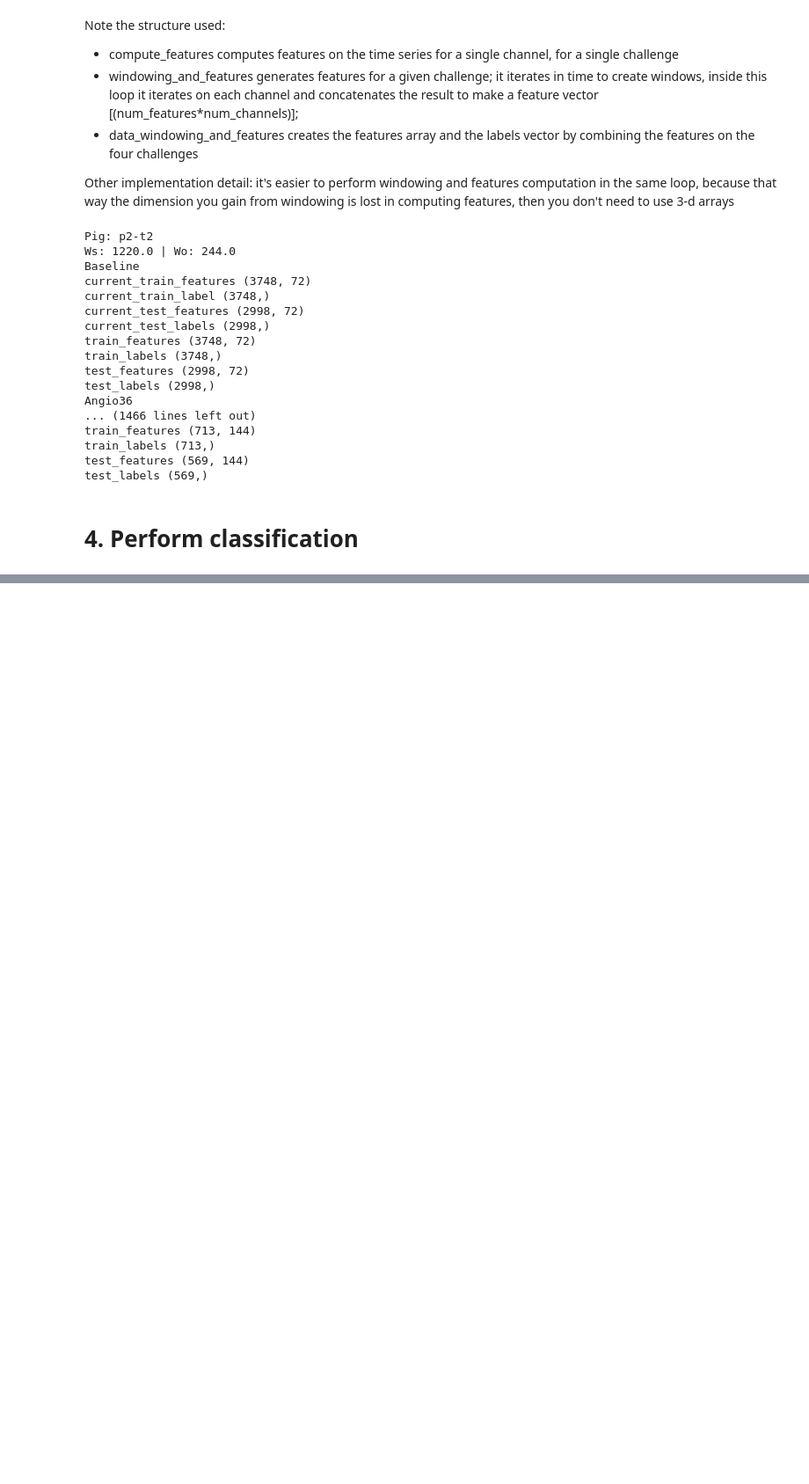
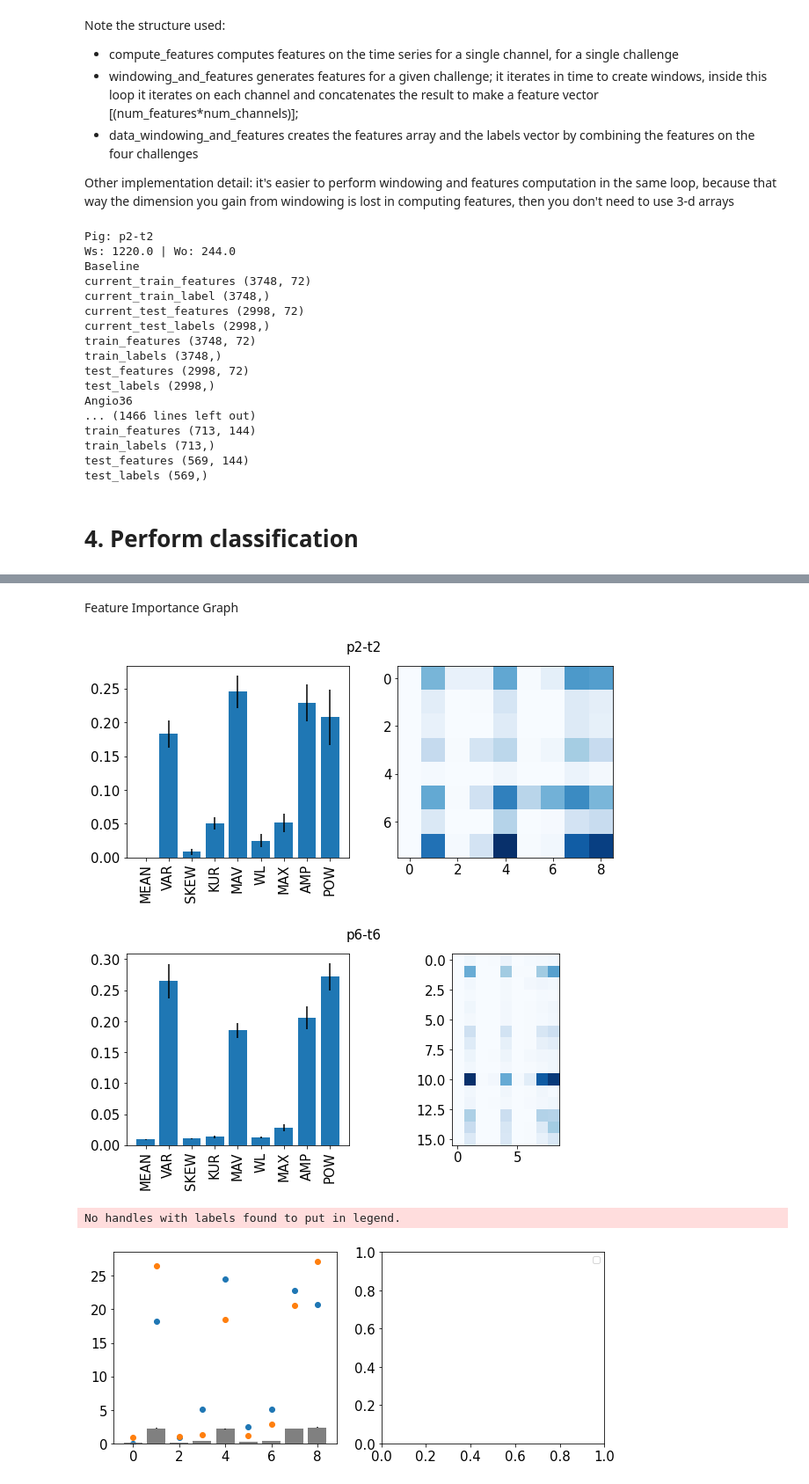
Before and after one commit to mrighi/NSSP-Miniprojects, a Jupyter notebook: Miniproject 3/miniproject-3.ipynb, the cells around one changed output, grey strips where cells are left out. Shown: that part at 88% size. Saved outputs shown, nothing was run; the diff lists cells and outputs as text; code cells hidden in the pictures; blank space fills up the shorter version.

```diff
--- a/Miniproject 3/miniproject-3.ipynb
+++ b/Miniproject 3/miniproject-3.ipynb
@@ -739,0 +660,39 @@ for windowSize_t in np.arange(50, 1000, 50): # [ms]
+# %% [markdown]
+Feature Importance Graph
+# %%
+pig_importances = np.empty((2,9))
+i=0
+for pig, pig_data in results.items():
+	#plt.figure(i, figsize=(8, 6), dpi=80)
+	fig, ax = plt.subplots(1,2,figsize=(10,4))
+	importances = np.empty((10,9))
+	n_channels = int(results[pig][0.3*fs][fold_index]["RandomForestClassifier"]['feature_importances'].shape[0]/9)
+	matrix_importances = np.empty((10,n_channels,9))
+	for fold_index in range(10):
+		matrix_importances[fold_index, :, :] = results[pig][0.3*fs][fold_index]["RandomForestClassifier"]['feature_importances'].reshape((-1,9))
+		importances[fold_index,:] = matrix_importances[fold_index, :, :].sum(axis=0)
+
+	matrix_importances = matrix_importances.mean(axis=0)
+	ax[1].imshow(matrix_importances,  cmap='Blues')
+	mean_importances = np.mean(importances, axis=0)
+	std_importances = np.std(importances, axis=0)
+	pig_importances[i,:] = mean_importances
+	ax[0].bar(np.arange(9), mean_importances, yerr=std_importances)
+	plt.suptitle(pig, fontsize=15)
+	ticks = ['MEAN', 'VAR', 'SKEW', 'KUR', 'MAV', 'WL', 'MAX', 'AMP', 'POW']
+	ax[0].set_xticks(range(len(ticks)))
+	ax[0].set_xticklabels(ticks, rotation=90)
+	plt.show()
+	i+=1
+
+fig, ax = plt.subplots(1,2,figsize=(10,4))
+ax[0].bar(np.arange(9), np.mean(pig_importances, axis=0)*10, yerr = np.std(pig_importances, axis=0), color = 'grey')
+ax[0].scatter(np.arange(9), pig_importances[0,:]*100, label='p2-t2')
+ax[0].scatter(np.arange(9), pig_importances[1,:]*100, label='p6-t6')
+plt.legend()
+plt.show()
+# %% [output]
+[figure, added]
+[figure, added]
+No handles with labels found to put in legend.
+[figure, added]
```
Also changed, not shown: parts of 28 cells of this notebook, 2 other files.
